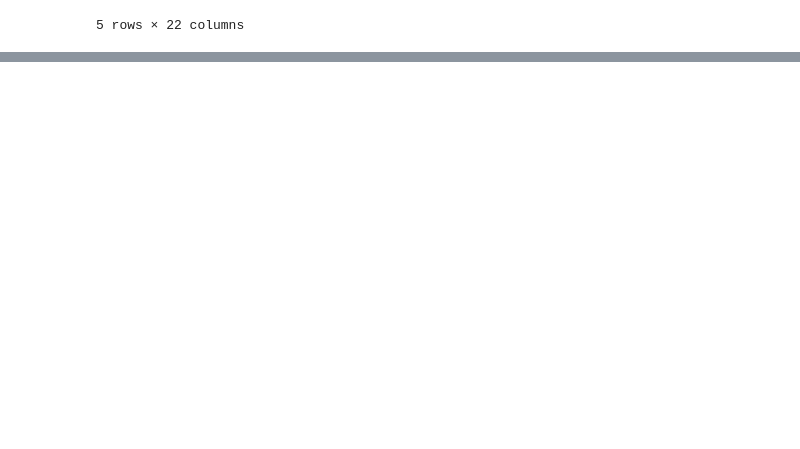
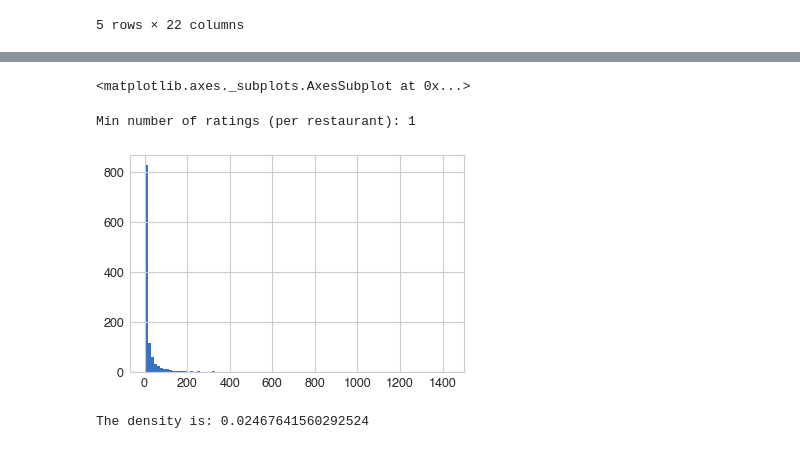
Before and after one commit to chelseanbr/hon-eats-recommender, a Jupyter notebook: eda.ipynb, the cells around one changed output, grey strips where cells are left out. Drawn from its saved outputs; the diff is of its cells as text; code cells hidden in the pictures; blank space fills up the shorter version.

Commit message:
started assessing density

```diff
--- a/eda.ipynb
+++ b/eda.ipynb
@@ -212,0 +316,14 @@ df_nonnull_users.head()
+# %%
+ratings = (utility_df > 0).sum(axis=0)
+ratings.hist(bins=100)
+print('Min number of ratings (per restaurant): {}'.format(ratings.min()))
+# %% [output]
+<matplotlib.axes._subplots.AxesSubplot at 0x...>
+Min number of ratings (per restaurant): 1
+[figure, added]
+# %%
+number_ratings = (df_valid_users_subset['bubble_rating'] > 0).sum()
+density = number_ratings / (utility_df.shape[0] * utility_df.shape[1])
+print('The density is: {} '.format(density))
+# %% [output]
+The density is: 0.02467641560292524
```
Also changed, not shown: parts of 16 cells of this notebook.
